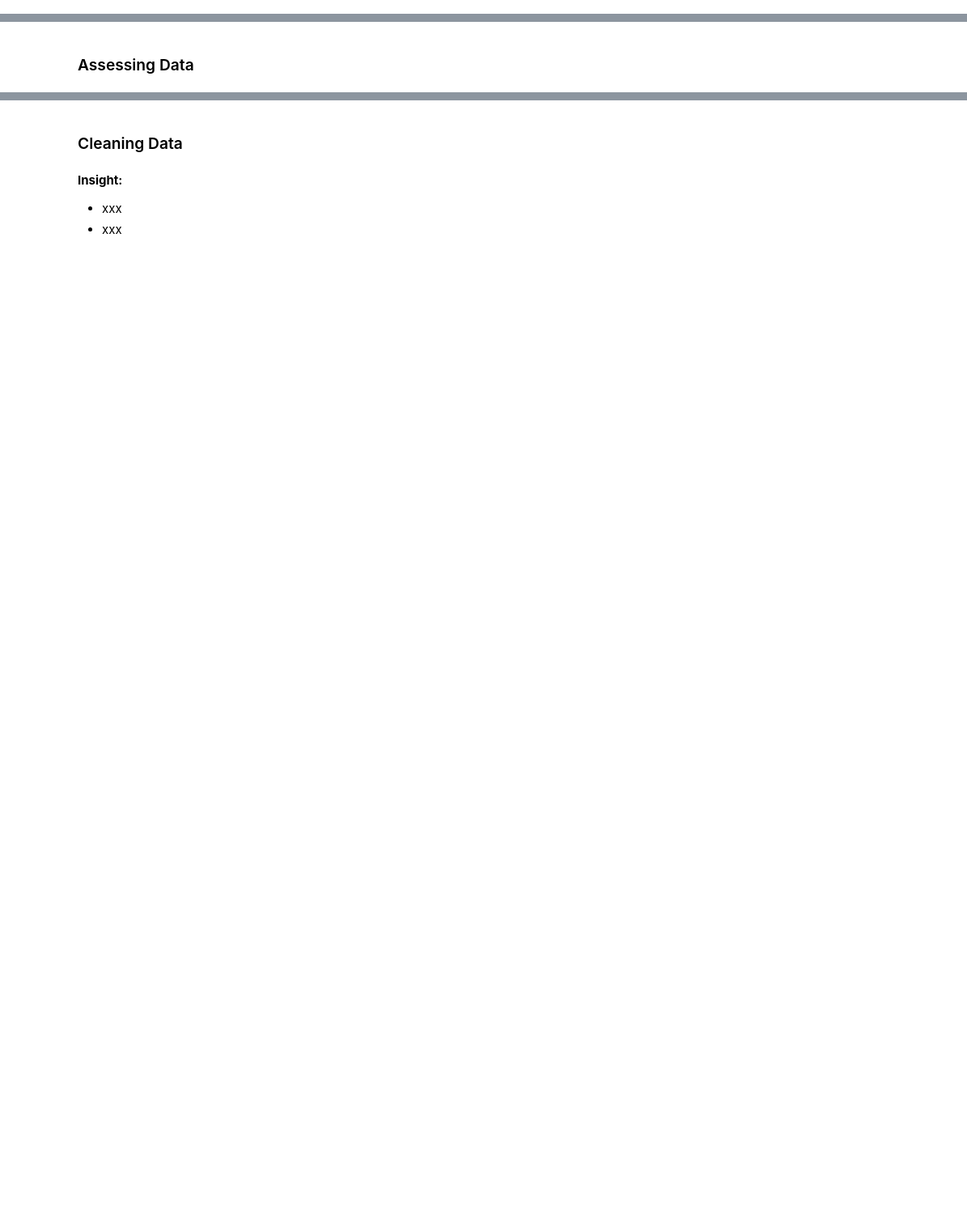
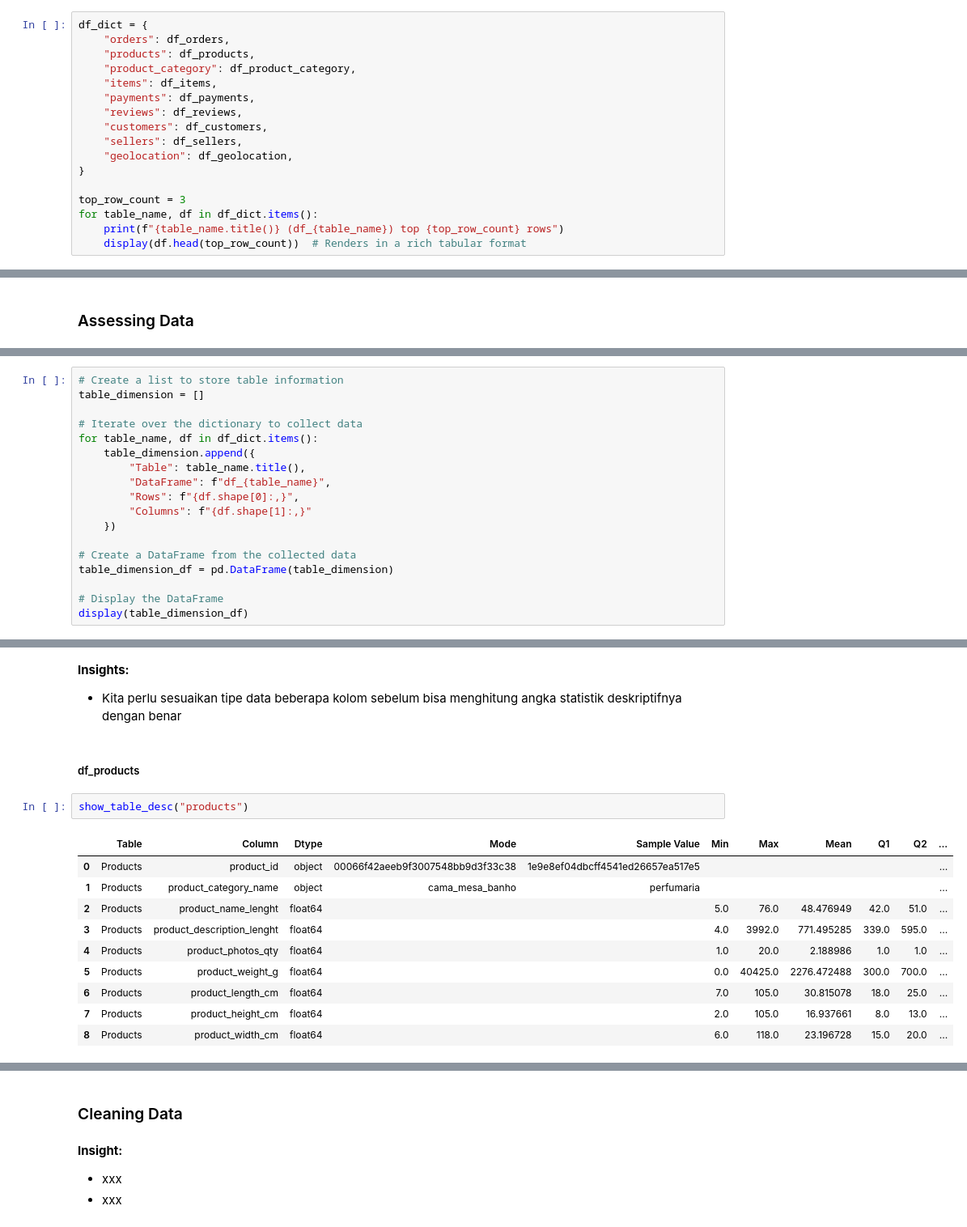
Before and after one commit to arguto1993/olist-ecommerce-performance, a Jupyter notebook: ecommerce_performance.ipynb, the cells around one changed output, grey strips where cells are left out. Shown: that part at 81% size. Cells and saved outputs as stored; diff of their text form; blank space fills up the shorter version.

Commit message:
update up to assessing data

```diff
--- a/ecommerce_performance.ipynb
+++ b/ecommerce_performance.ipynb
@@ -20,0 +69,17 @@
+# %%
+df_dict = {
+    "orders": df_orders,
+    "products": df_products,
+    "product_category": df_product_category,
+    "items": df_items,
+    "payments": df_payments,
+    "reviews": df_reviews,
+    "customers": df_customers,
+    "sellers": df_sellers,
+    "geolocation": df_geolocation,
+}
+
+top_row_count = 3
+for table_name, df in df_dict.items():
+    print(f"{table_name.title()} (df_{table_name}) top {top_row_count} rows")
+    display(df.head(top_row_count))  # Renders in a rich tabular format
@@ -26,0 +125,18 @@
+# %%
+# Create a list to store table information
+table_dimension = []
+
+# Iterate over the dictionary to collect data
+for table_name, df in df_dict.items():
+    table_dimension.append({
+        "Table": table_name.title(),
+        "DataFrame": f"df_{table_name}",
+        "Rows": f"{df.shape[0]:,}",
+        "Columns": f"{df.shape[1]:,}"
+    })
+
+# Create a DataFrame from the collected data
+table_dimension_df = pd.DataFrame(table_dimension)
+
+# Display the DataFrame
+display(table_dimension_df)
@@ -26,0 +459,18 @@
+# %% [markdown]
+**Insights:**
+- Kita perlu sesuaikan tipe data beberapa kolom sebelum bisa menghitung angka statistik deskriptifnya dengan benar
+# %% [markdown]
+##### df_products
+# %%
+show_table_desc("products")
+# %% [output]
+|  | Table | Column | Dtype | Mode | Sample Value | Min | Max | Mean | Q1 | Q2 | ... |
+| 0 | Products | product_id | object | 00066f42aeeb9f3007548bb9d3f33c38 | 1e9e8ef04dbcff4541ed26657ea517e5 |  |  |  |  |  | ... |
+| 1 | Products | product_category_name | object | cama_mesa_banho | perfumaria |  |  |  |  |  | ... |
+| 2 | Products | product_name_lenght | float64 |  |  | 5.0 | 76.0 | 48.476949 | 42.0 | 51.0 | ... |
+| 3 | Products | product_description_lenght | float64 |  |  | 4.0 | 3992.0 | 771.495285 | 339.0 | 595.0 | ... |
+| 4 | Products | product_photos_qty | float64 |  |  | 1.0 | 20.0 | 2.188986 | 1.0 | 1.0 | ... |
+| 5 | Products | product_weight_g | float64 |  |  | 0.0 | 40425.0 | 2276.472488 | 300.0 | 700.0 | ... |
+| 6 | Products | product_length_cm | float64 |  |  | 7.0 | 105.0 | 30.815078 | 18.0 | 25.0 | ... |
+| 7 | Products | product_height_cm | float64 |  |  | 2.0 | 105.0 | 16.937661 | 8.0 | 13.0 | ... |
+| 8 | Products | product_width_cm | float64 |  |  | 6.0 | 118.0 | 23.196728 | 15.0 | 20.0 | ... |
```
Also changed, not shown: parts of 69 cells of this notebook.
